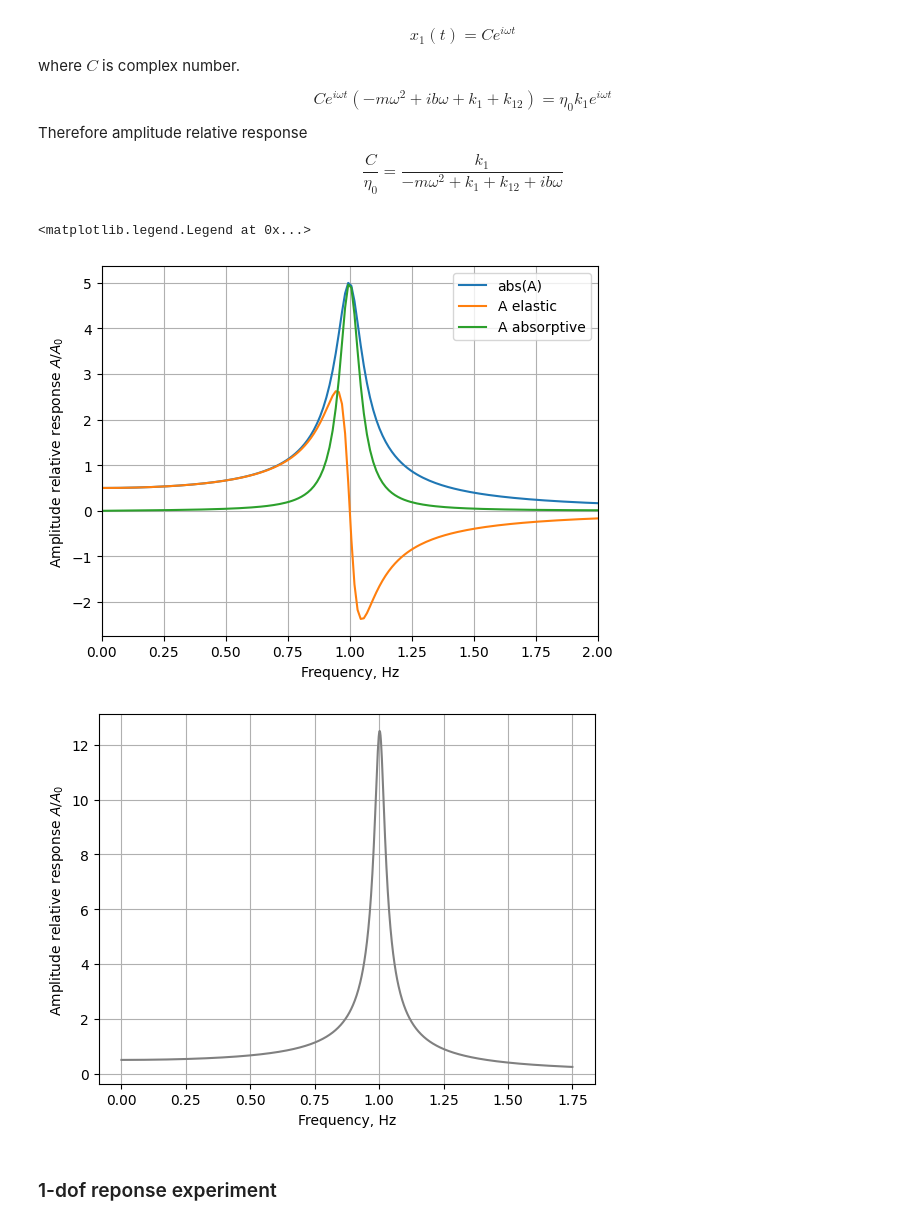
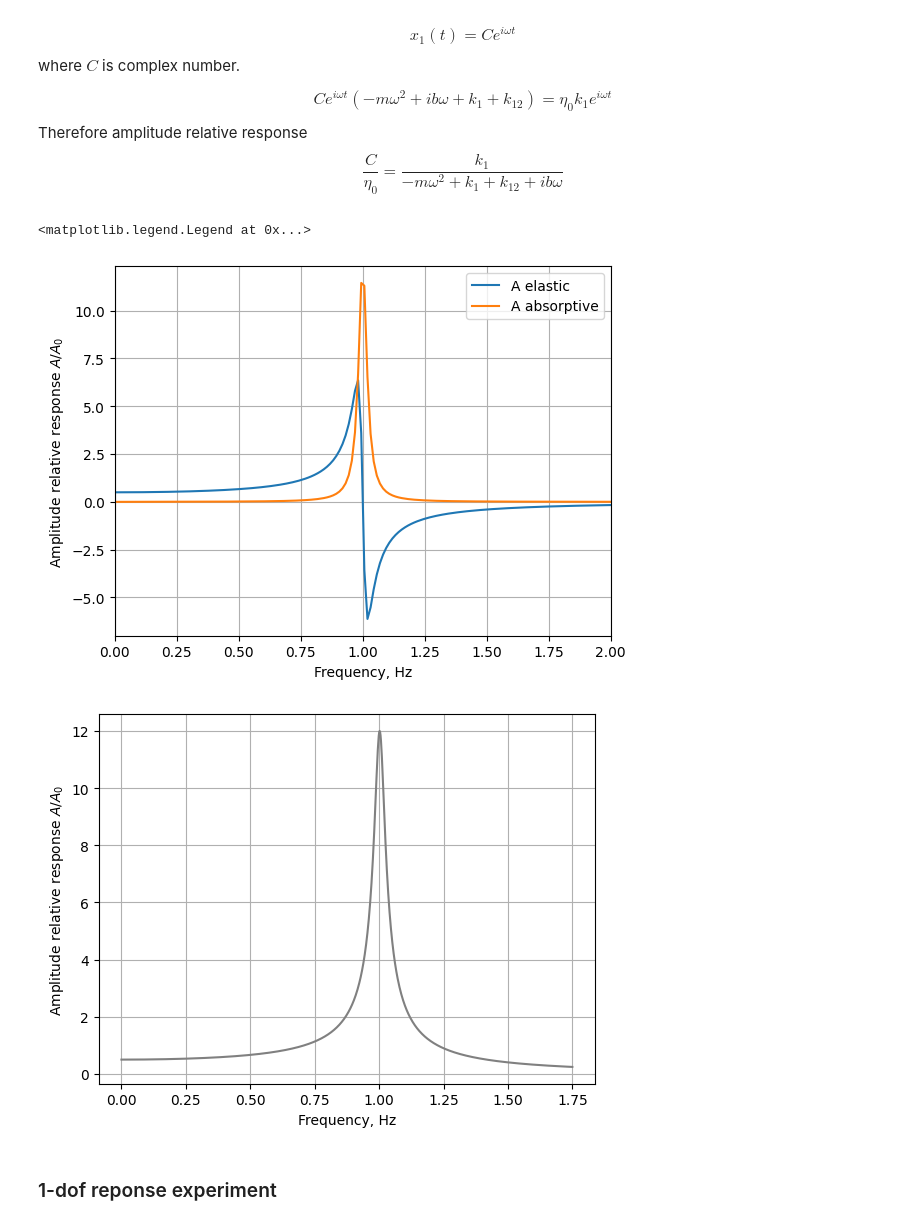
Before and after one commit to evgeny-kolonsky/Lab3_Coupled_Oscillator, a Jupyter notebook: Lab3_Oscillator_Experiment.ipynb, the cells around one changed output. Drawn from its saved outputs; the diff is of its cells as text; code cells hidden in the pictures.

```diff
--- a/Lab3_Oscillator_Experiment.ipynb
+++ b/Lab3_Oscillator_Experiment.ipynb
@@ -72,7 +72,7 @@ pi2 = 2 * np.pi
 freq_theor = omega0 /pi2
 
 # Quality factors (found by observation of free dumped oscillations)
-Q = 25
+Q = 24
 b = np.sqrt(k_eff * m_eff) / Q
 
 print(f'Estimated natural frequency {freq_theor:.1f} Hz')
@@ -172,26 +170,26 @@ $$
 \frac{C}{\eta_0} = \frac{k_1}{-m \omega^2   +  k_1 +k_{12} + i b \omega}
 $$
 # %%
-def C(omega, k=1, m=1, Q=10, force=.5):
+def C(omega, k=1, m=1, Q=25, force=.5):
   b = np.sqrt(k*m)/Q
   amp = force / (k - m* omega**2 + 1.j * omega * b)
   return np.abs(amp), np.real(amp), np.imag(amp)
 
 # synthetic sample
 omega = np.linspace(0.,2, 1000) *pi2
 a, r, i = C(omega)
-plt.plot(omega, a, label='abs(A)')
+#plt.plot(omega, a, label='abs(A)')
 plt.plot(omega, r, label='A elastic')
 plt.plot(omega, -i, label='A absorptive')
 plt.xlabel('Frequency, Hz');
 plt.ylabel('Amplitude relative response $A/A_0$')
 #plt.ylim(-np.max(a)*1.1, np.max(a)*1.1)
 plt.xlim(0, np.max(omega/pi2))
 plt.grid()
 plt.legend()
 # %% [output]
 <matplotlib.legend.Legend at 0x...>
-[figure, old version]
+[figure, new version]
 # %%
 freqs = np.linspace(0.,1.75, 1000)
 c, _, _ = C(freqs*pi2, k_eff, m_eff, Q, force=k)
@@ -200,7 +198,7 @@ plt.xlabel('Frequency, Hz');
 plt.ylabel('Amplitude relative response $A/A_0$')
 plt.grid()
 # %% [output]
-[figure, old version]
+[figure, new version]
 # %% [markdown]
 ### 1-dof reponse experiment
 # %%
```
Also changed, not shown: parts of 12 cells of this notebook.
